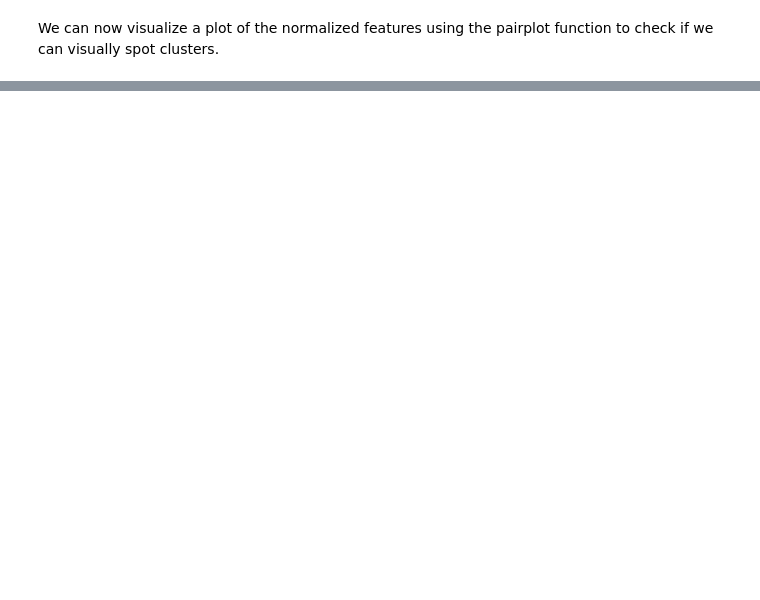
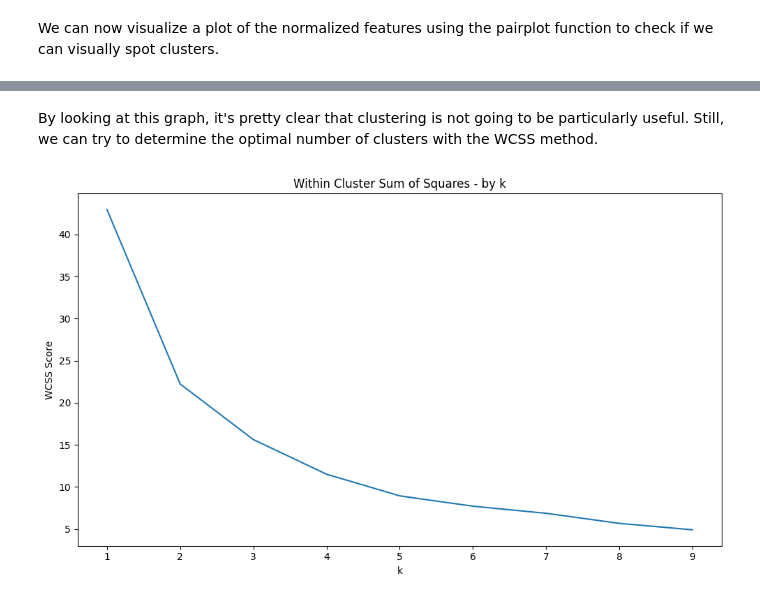
Before and after one commit to maurancino/final-project, a Jupyter notebook: notebooks/3. Clustering and ML.ipynb, the cells around one changed output, grey strips where cells are left out. Drawn from its saved outputs; the diff is of its cells as text; code cells hidden in the pictures; blank space fills up the shorter version.

```diff
--- a/notebooks/3. Clustering and ML.ipynb
+++ b/notebooks/3. Clustering and ML.ipynb
@@ -77,0 +82,20 @@ plt.show()
+# %% [markdown]
+By looking at this graph, it's pretty clear that clustering is not going to be particularly useful. Still, we can try to determine the optimal number of clusters with the WCSS method.
+# %%
+k_values = list(range(1, 10))
+wcss_list = []
+
+for k in k_values:
+    kmeans_wcss = KMeans(n_clusters=k, random_state=42)
+    kmeans_wcss.fit(df_scaled[cluster_features])
+    wcss_list.append(kmeans_wcss.inertia_)
+
+plt.figure(figsize=(10, 6))
+plt.plot(k_values, wcss_list)
+plt.title("Within Cluster Sum of Squares - by k")
+plt.xlabel("k")
+plt.ylabel("WCSS Score")
+plt.tight_layout()
+plt.show()
+# %% [output]
+[figure, added]
```
Also changed, not shown: parts of 13 cells of this notebook, 3 other files.
